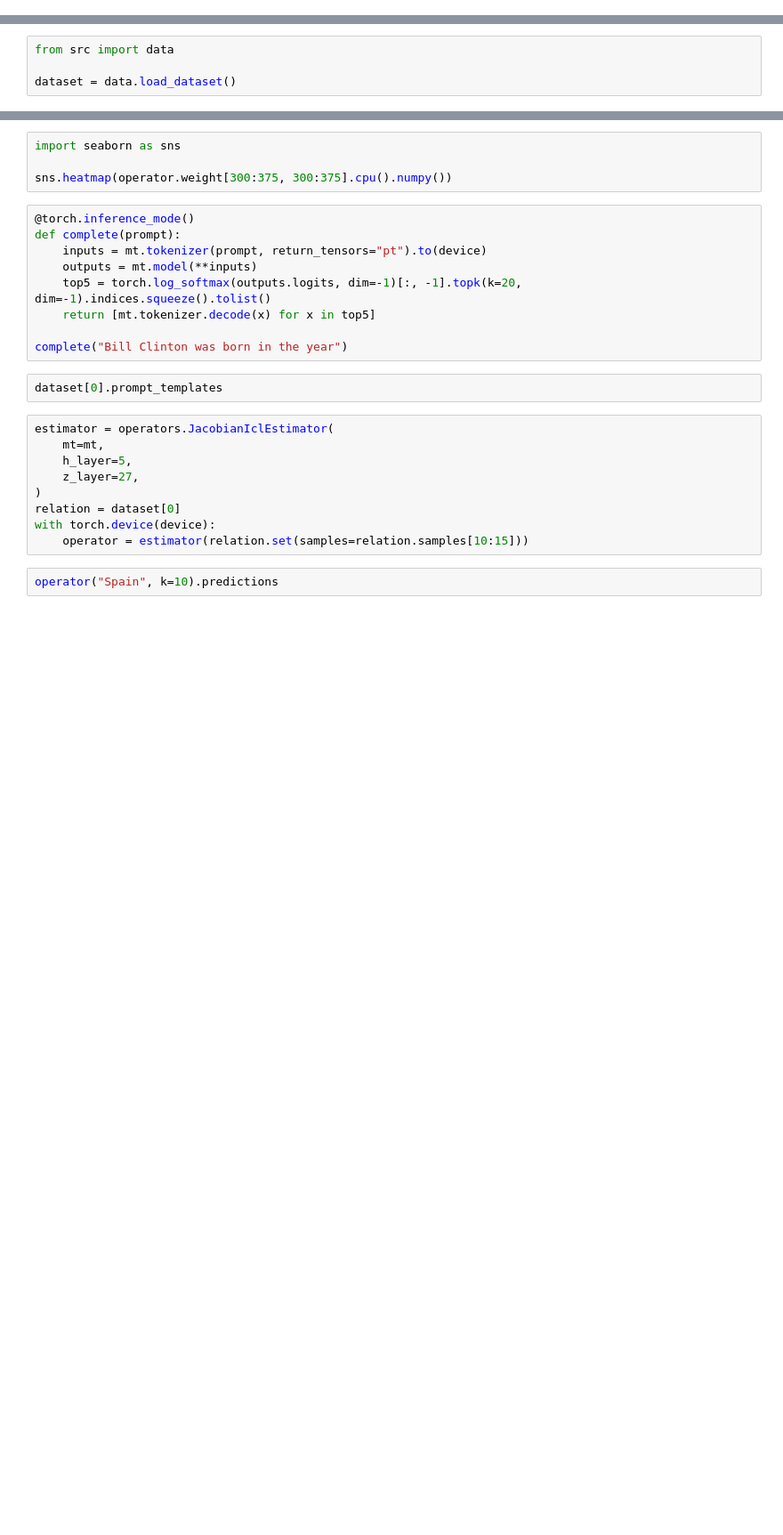
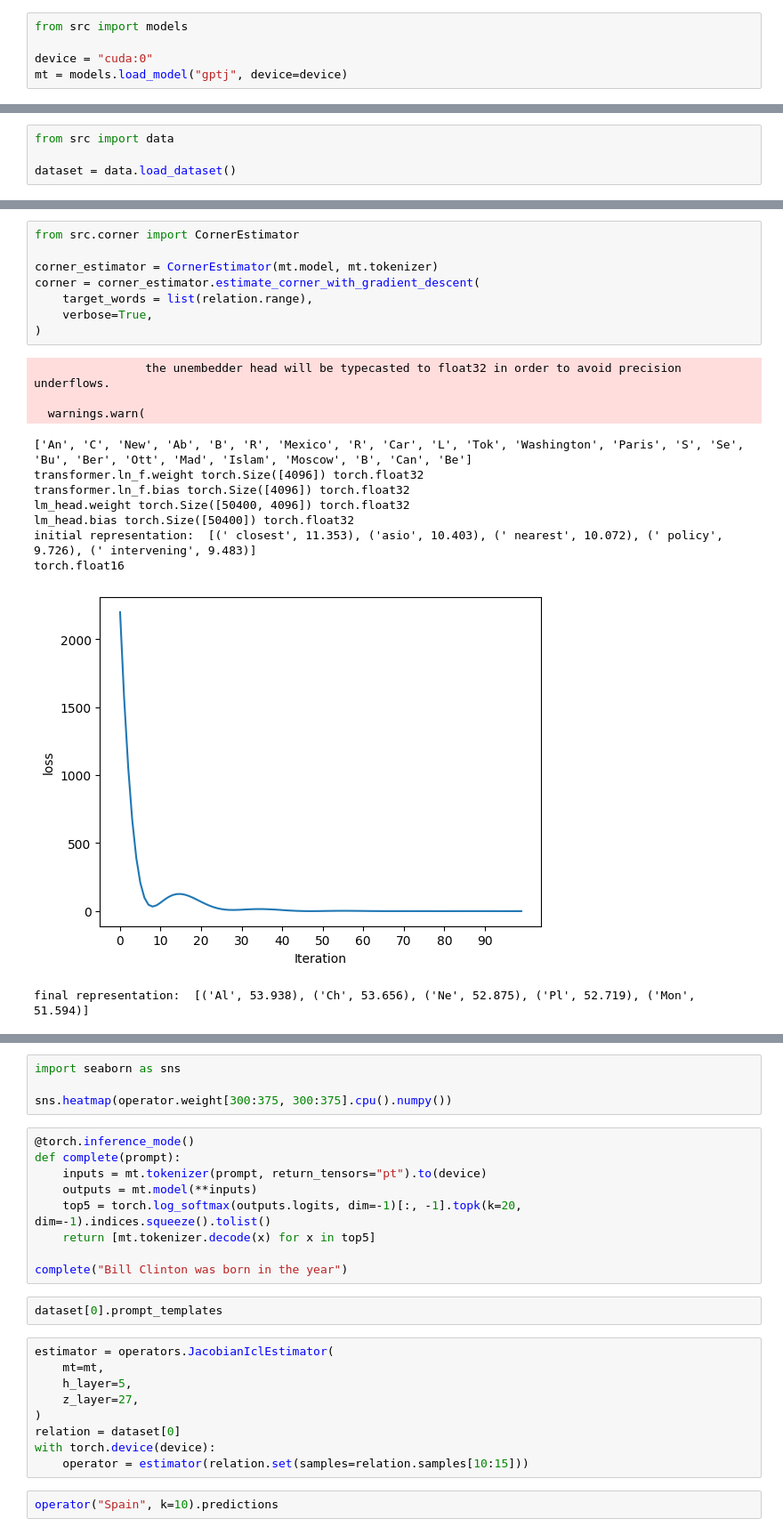
Before and after one commit to evandez/relations, a Jupyter notebook: notebooks/j_subspace.ipynb, the cells around one changed output, grey strips where cells are left out. Shown at 89% size. Saved outputs shown, nothing was run; the diff lists cells and outputs as text; blank space fills up the shorter version.

```diff
--- a/notebooks/j_subspace.ipynb
+++ b/notebooks/j_subspace.ipynb
@@ -7,0 +7,5 @@ mt.model
+# %%
+from src import models
+
+device = "cuda:0"
+mt = models.load_model("gptj", device=device)
@@ -328,0 +411,21 @@ operator("Franklin Roosevelt", k=20).predictions
+# %%
+from src.corner import CornerEstimator
+
+corner_estimator = CornerEstimator(mt.model, mt.tokenizer)
+corner = corner_estimator.estimate_corner_with_gradient_descent(
+    target_words = list(relation.range),
+    verbose=True,
+)
+# %% [output]
+                the unembedder head will be typecasted to float32 in order to avoid precision underflows.
+
+  warnings.warn(
+['An', 'C', 'New', 'Ab', 'B', 'R', 'Mexico', 'R', 'Car', 'L', 'Tok', 'Washington', 'Paris', 'S', 'Se', 'Bu', 'Ber', 'Ott', 'Mad', 'Islam', 'Moscow', 'B', 'Can', 'Be']
+transformer.ln_f.weight torch.Size([4096]) torch.float32
+transformer.ln_f.bias torch.Size([4096]) torch.float32
+lm_head.weight torch.Size([50400, 4096]) torch.float32
+lm_head.bias torch.Size([50400]) torch.float32
+initial representation:  [(' closest', 11.353), ('asio', 10.403), (' nearest', 10.072), (' policy', 9.726), (' intervening', 9.483)]
+torch.float16
+[figure, added]
+final representation:  [('Al', 53.938), ('Ch', 53.656), ('Ne', 52.875), ('Pl', 52.719), ('Mon', 51.594)]
```
Also changed, not shown: parts of 13 cells of this notebook, 40 other files.
